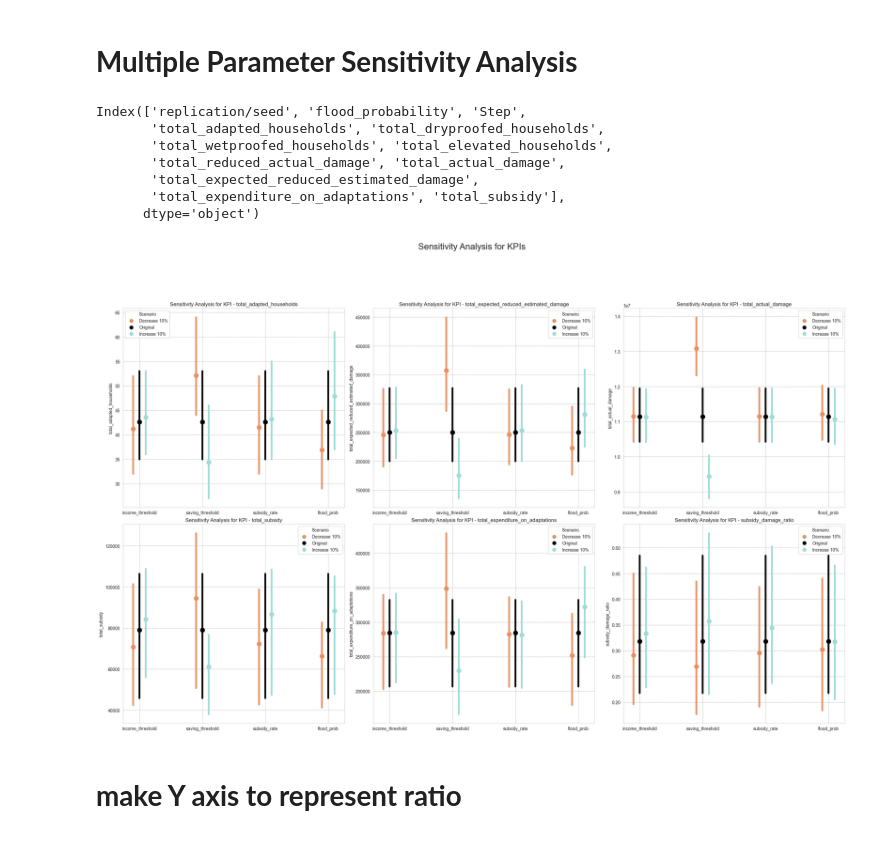
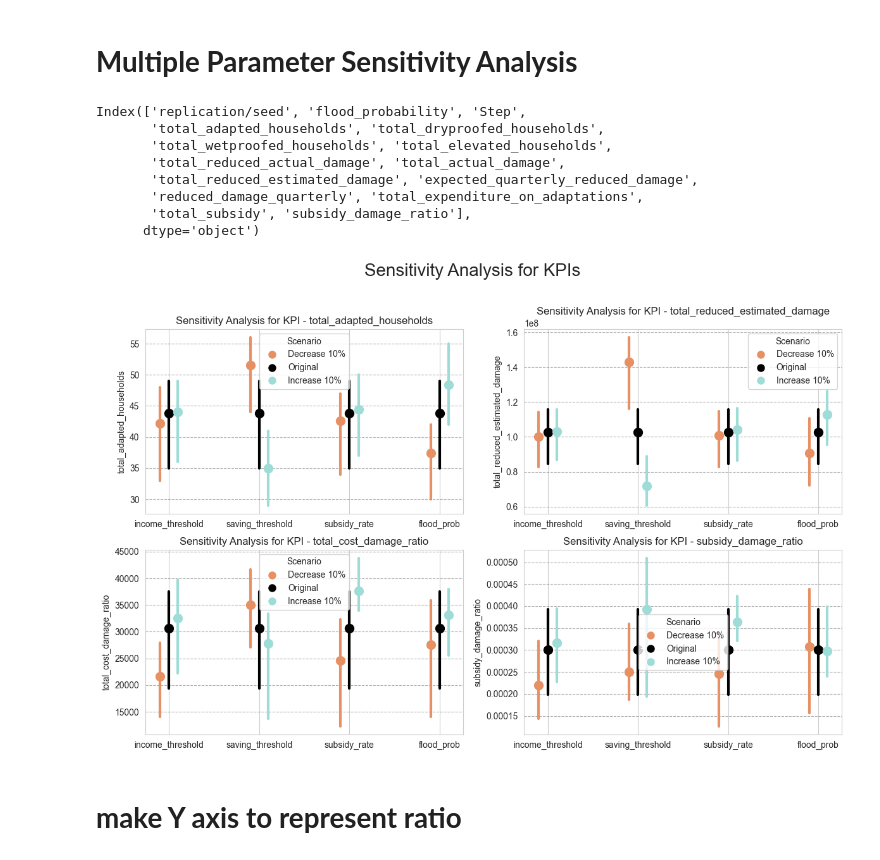
Before and after one commit to ctezgec/abm, a Jupyter notebook: model/analysis_sensitivity.ipynb, the cells around one changed output. Cells and saved outputs as stored; diff of their text form; code cells hidden in the pictures.

```diff
--- a/model/analysis_sensitivity.ipynb
+++ b/model/analysis_sensitivity.ipynb
@@ -183,14 +122,22 @@ parameters = {
 # %%
 
 # Define the list of KPIs you want to analyze
-kpis = ['total_adapted_households', 'total_expected_reduced_estimated_damage', 'total_actual_damage', 'total_subsidy', 'total_expenditure_on_adaptations', 'subsidy_damage_ratio']  # Replace kpis
+kpis = ['total_adapted_households',
+        'total_reduced_estimated_damage',
+        # 'total_actual_damage',
+        # 'total_subsidy',
+        # 'total_expenditure_on_adaptations',
+        'total_cost_damage_ratio',
+        # 'expenditure_damage_ratio',
+        # 'total_reduced_actual_damage',
+        'subsidy_damage_ratio']  # Replace kpis
 print(df.columns)
 # Define the number of rows and columns for the subplots
 num_rows = 2  # Set the desired number of rows
-num_cols = 3  # Set the desired number of columns
+num_cols = 2  # Set the desired number of columns
 
 # Create a figure with the defined number of subplots
-fig, axes = plt.subplots(num_rows, num_cols, figsize=(8 * num_cols, 8 * num_rows))
+fig, axes = plt.subplots(num_rows, num_cols, figsize=(6 * num_cols, 4 * num_rows))
 axes = axes.flatten()  # Flatten the axes array for easy iteration
 
 # Initialize a dictionary to store all results for each KPI
@@ -202,9 +149,16 @@ for kpi in kpis:
         df = load_and_filter_dataframe(file_path)
         # Special handling for the subsidy_damage_ratio KPI
         if kpi == 'subsidy_damage_ratio':
-            # Ensure division by zero is handled
-            df['subsidy_damage_ratio'] = np.where(df['total_actual_damage'] != 0,
-                                                  df['total_subsidy'] / df['total_expected_reduced_estimated_damage'],
+            df['subsidy_damage_ratio'] = np.where(df['total_reduced_estimated_damage'] != 0,
+                                                  df['total_subsidy'] / df['total_reduced_estimated_damage'],
+                                                  np.nan)
+        elif kpi == 'total_cost_damage_ratio':
+            df['total_cost_damage_ratio'] = np.where(df['total_reduced_estimated_damage'] != 0,
+                                                  df['total_subsidy']+ df['total_expenditure_on_adaptations'] / df['total_reduced_estimated_damage'],
+                                                  np.nan)
+        elif kpi == 'expenditure_damage_ratio':
+            df['expenditure_damage_ratio'] = np.where(df['total_reduced_estimated_damage'] != 0,
+                                                  df['total_expenditure_on_adaptations'] / df['total_reduced_estimated_damage'],
                                                   np.nan)
         parameter_name = parameter_column_names[key]
         statistics = calculate_statistics(df, kpi, parameter_name, parameters[key])
@@ -217,7 +171,7 @@ scenario_labels = ['Decrease 10%', 'Original', 'Increase 10%']
 # Plot each set of points for each KPI
 for ax, (kpi, data_kpi) in zip(axes, data_kpis.items()):
     offset = 0.1  # Offset for scenarios from the central axis
-    whisker_width = 4  # Width of the whisker lines
+    whisker_width = 3  # Width of the whisker lines
 
     for i, (variable, scenarios) in enumerate(data_kpi.items()):
         position = i
@@ -233,36 +187,37 @@ for ax, (kpi, data_kpi) in zip(axes, data_kpis.items()):
 
     # Set the labels for the x-ticks
     ax.set_xticks(range(len(data_kpi)))
     ax.set_xticklabels([variable for variable in data_kpi.keys()], rotation=0)
 
     # Set the axis labels and title
     ax.set_ylabel(kpi)
     ax.set_title(f'Sensitivity Analysis for KPI - {kpi}')
 
     # Add a custom legend and grid
     legend_elements = [Line2D([0], [0], marker='o', color='w', markerfacecolor=color, markersize=10, label=label) for color, label in zip(colors, scenario_labels)]
     ax.legend(handles=legend_elements, title='Scenario')
     ax.yaxis.grid(True, linestyle='--', which='major', color='grey', alpha=0.6)
 
 # Hide any unused subplots
 for i in range(len(data_kpis), len(axes)):
     axes[i].set_visible(False)
 
 # Set the title for the entire figure
 fig.suptitle('Sensitivity Analysis for KPIs', fontsize=20)
 
 plt.tight_layout()
 fig.subplots_adjust(top= 0.85) # Adjust the top spacing to accommodate the figure title
 plt.show()
 # %% [output]
 Index(['replication/seed', 'flood_probability', 'Step',
        'total_adapted_households', 'total_dryproofed_households',
        'total_wetproofed_households', 'total_elevated_households',
        'total_reduced_actual_damage', 'total_actual_damage',
-       'total_expected_reduced_estimated_damage',
-       'total_expenditure_on_adaptations', 'total_subsidy'],
+       'total_reduced_estimated_damage', 'expected_quarterly_reduced_damage',
+       'reduced_damage_quarterly', 'total_expenditure_on_adaptations',
+       'total_subsidy', 'subsidy_damage_ratio'],
       dtype='object')
-[figure, old version]
+[figure, new version]
 # %% [markdown]
 # **make Y axis to represent ratio**
 # %%
```
Also changed, not shown: parts of 8 cells of this notebook, 2 other files.
